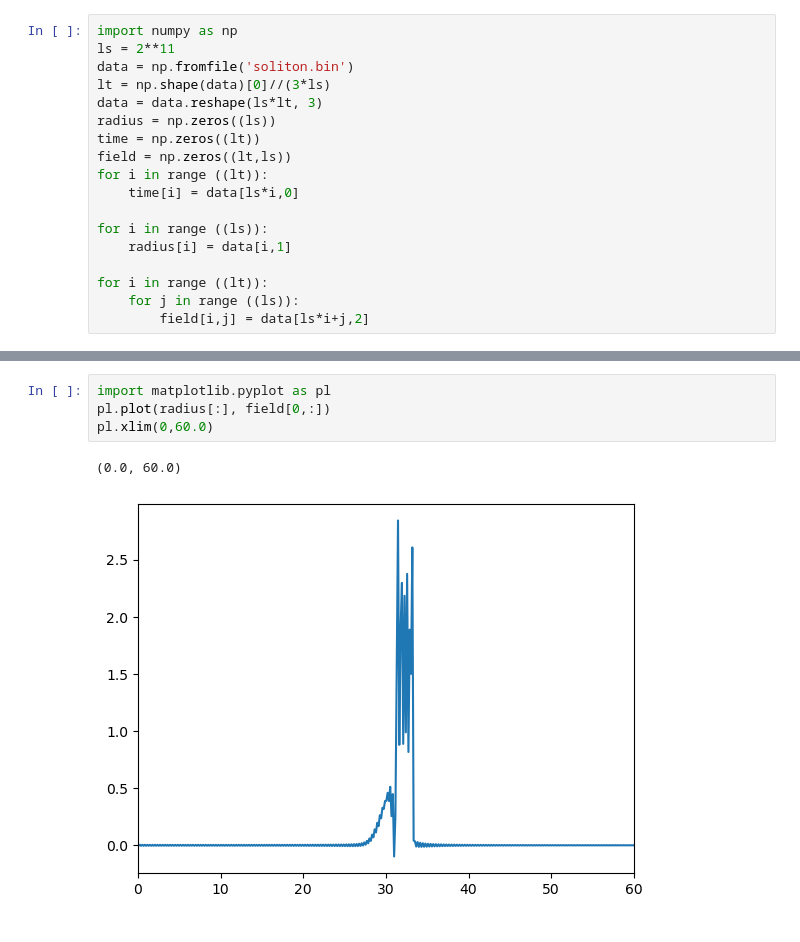
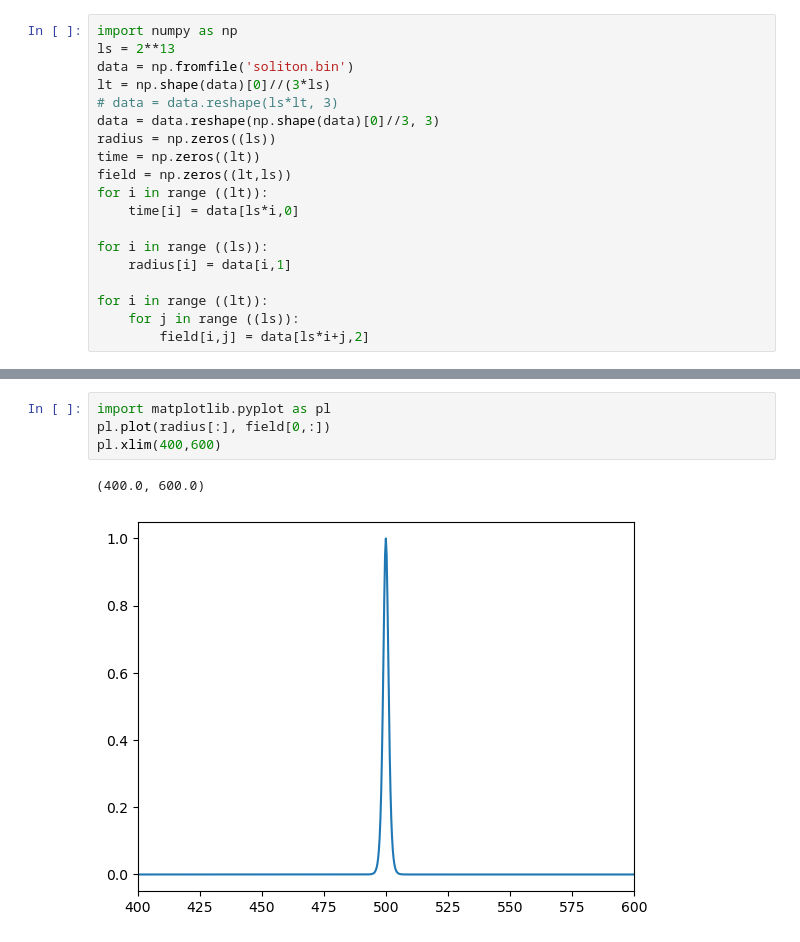
Before and after one commit to dszv/KdVB, a Jupyter notebook: ReadSol.ipynb, the cells around one changed output, grey strips where cells are left out. Drawn from its saved outputs; the diff is of its cells as text.

```diff
--- a/ReadSol.ipynb
+++ b/ReadSol.ipynb
@@ -1,9 +1,10 @@
 # %%
 import numpy as np
-ls = 2**11
+ls = 2**13
 data = np.fromfile('soliton.bin')
 lt = np.shape(data)[0]//(3*ls)
-data = data.reshape(ls*lt, 3)
+# data = data.reshape(ls*lt, 3)
+data = data.reshape(np.shape(data)[0]//3, 3)
 radius = np.zeros((ls))
 time = np.zeros((lt))
 field = np.zeros((lt,ls))
@@ -33,7 +40,7 @@ print(time)
 # %%
 import matplotlib.pyplot as pl
 pl.plot(radius[:], field[0,:])
-pl.xlim(0,60.0)
+pl.xlim(400,600)
 # %% [output]
-(0.0, 60.0)
+(400.0, 600.0)
-[figure, old version]
+[figure, new version]
```
Also changed, not shown: parts of 9 cells of this notebook, 3 other files.
